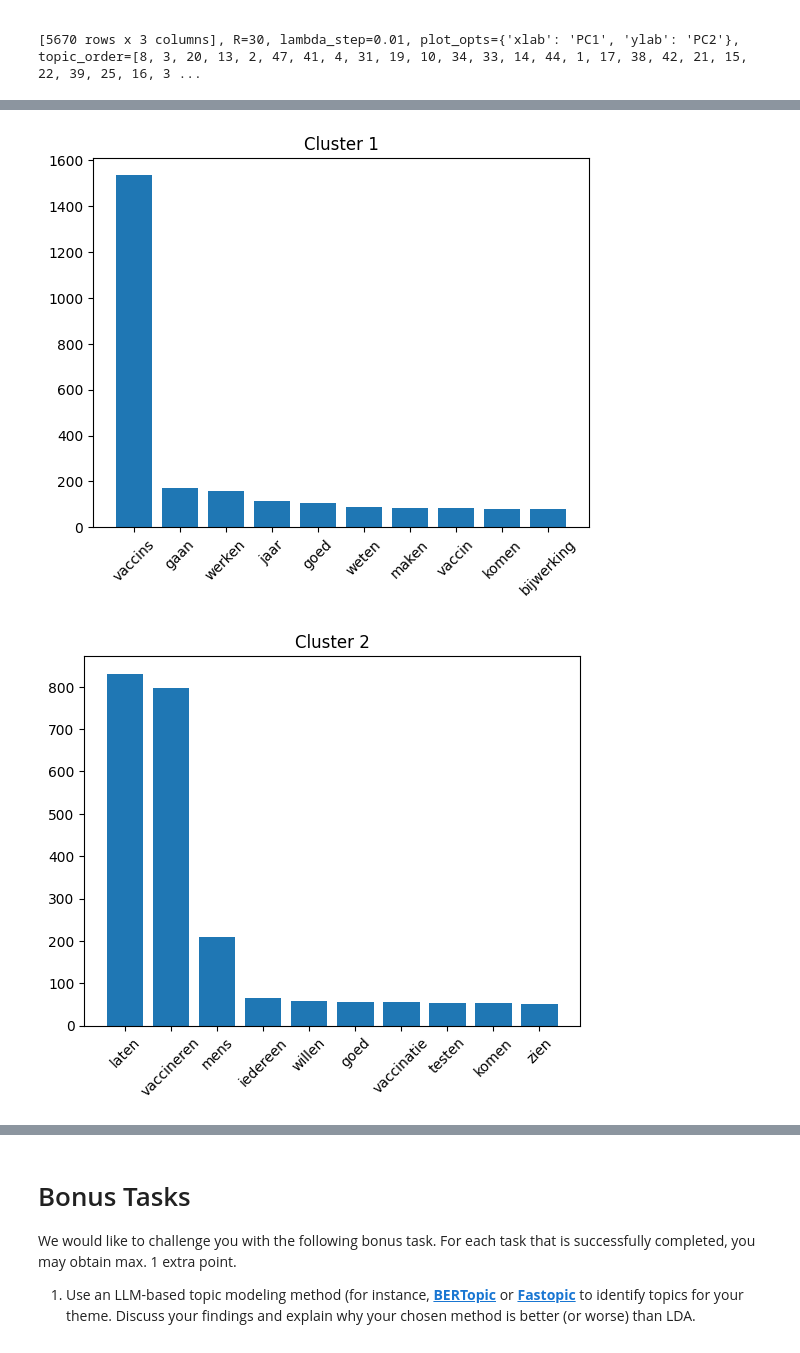
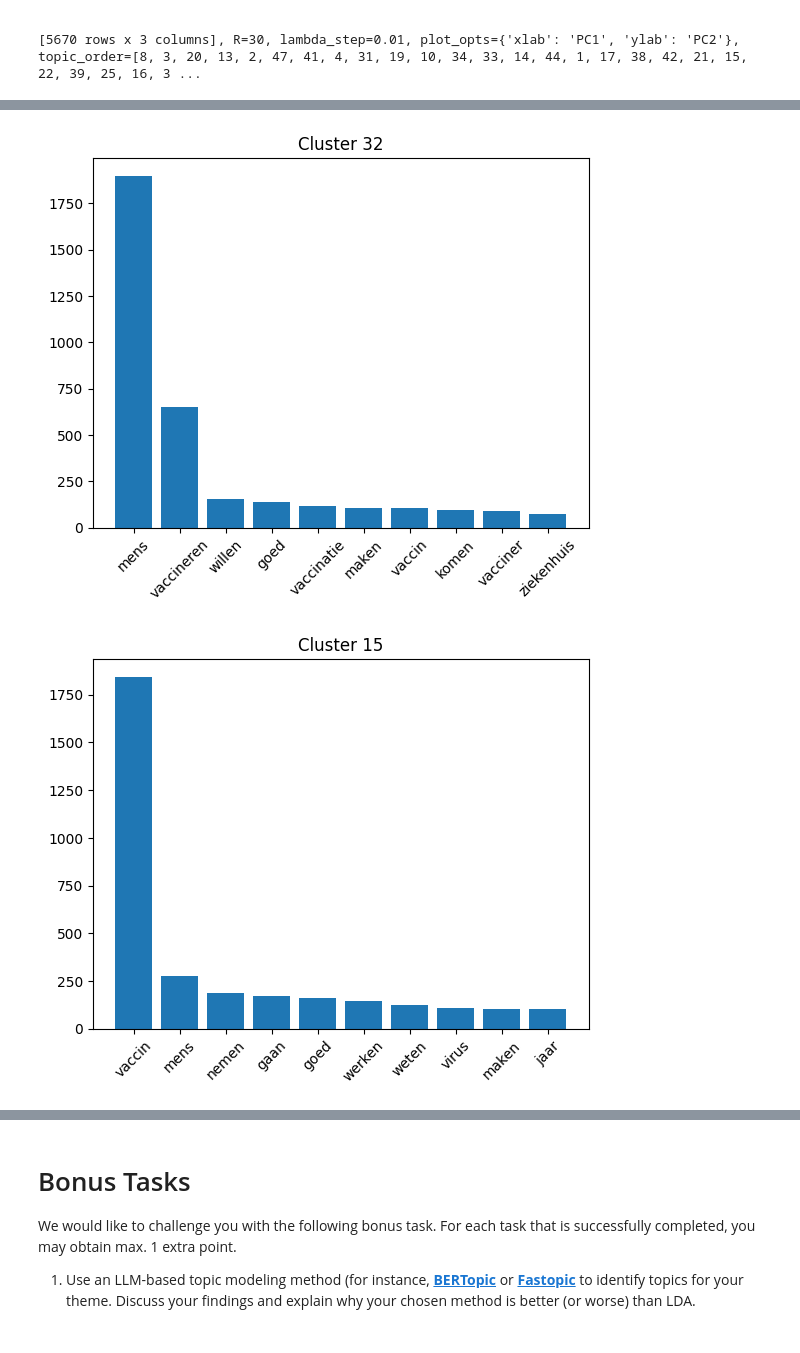
Before and after one commit to dmHarmsen/APML-Assignement-2, a Jupyter notebook: Assignment_3.ipynb, the cells around one changed output, grey strips where cells are left out. Cells and saved outputs as stored; diff of their text form; code cells hidden in the pictures.

```diff
--- a/Assignment_3.ipynb
+++ b/Assignment_3.ipynb
@@ -433,9 +435,10 @@ for i, topic in enumerate(lda_model.components_[:5]):
 # %%
 # Bar charts for each cluster of the Kmeans
-for cluster_id, words in enumerate(cluster_descriptions[:5]):
+for cluster_id in top_cluster_indices:
+    words = cluster_descriptions[cluster_id]
     word_labels, counts = zip(*words)
 
-    #create plot
+    # Create plot
     plt.bar(word_labels, counts)
     plt.title(f"Cluster {cluster_id}")
     plt.xticks(rotation=45)
@@ -445,2 +448,2 @@ for cluster_id, words in enumerate(cluster_descriptions[:5]):
-[figure, old version]
+[figure, new version]
-[figure, old version]
+[figure, new version]
```
Also changed, not shown: parts of 5 cells of this notebook.
